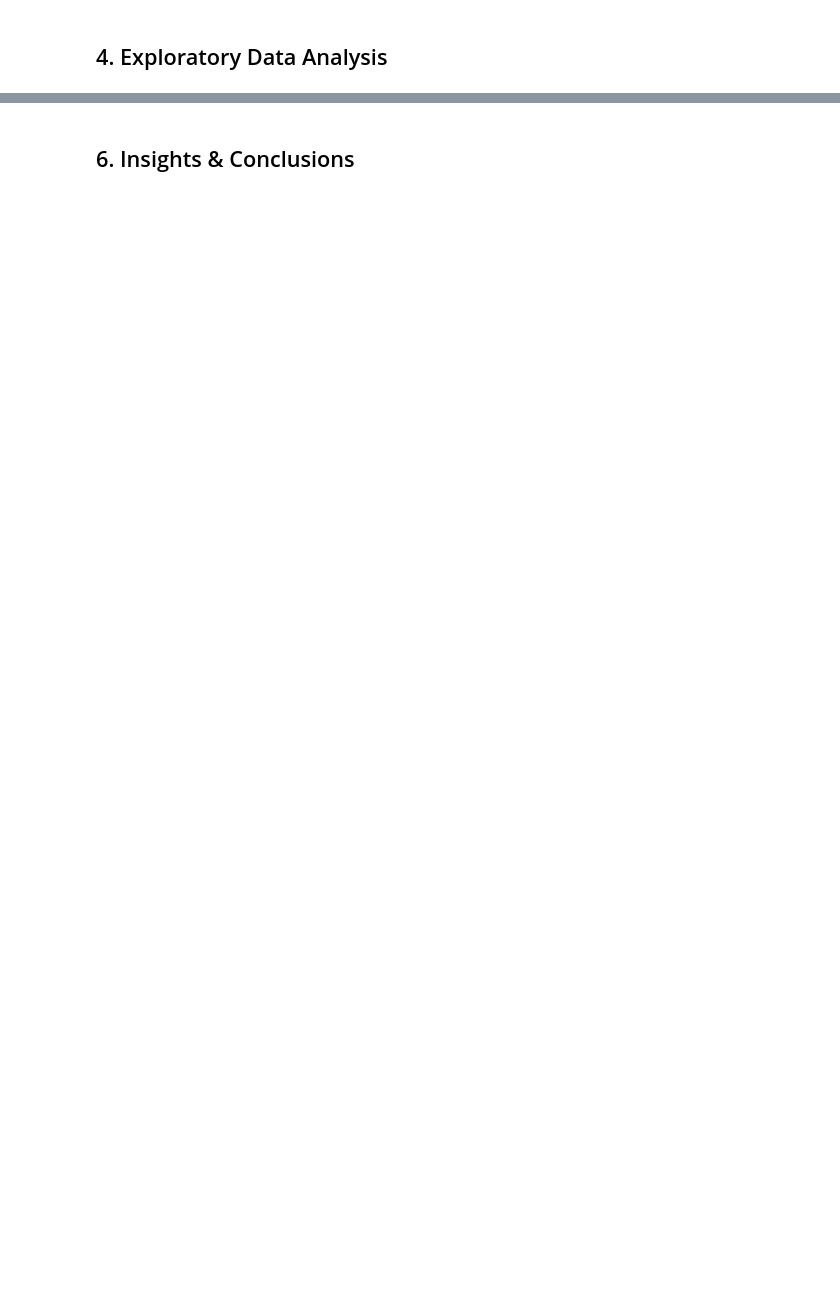
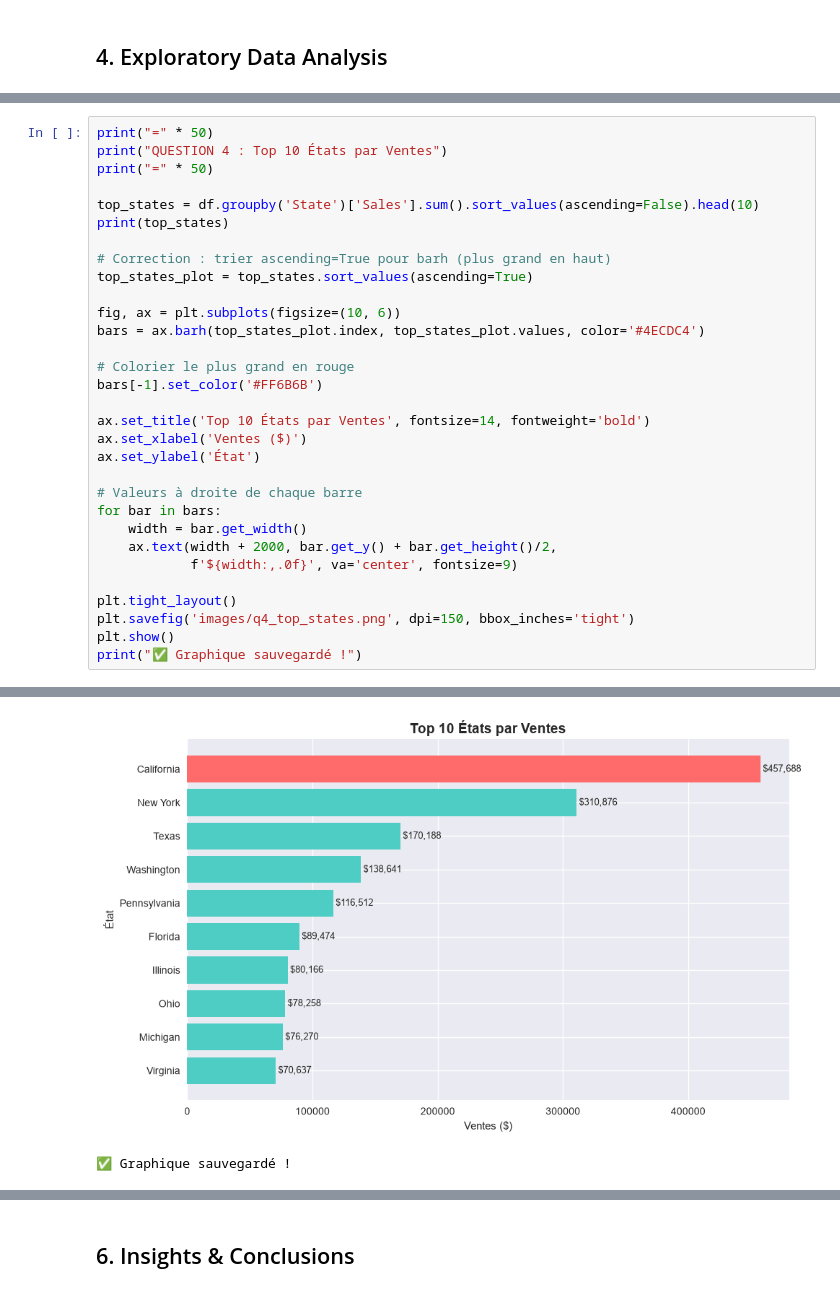
Before and after one commit to atef-hadef/30-Days-Data-Science-Challenge, a Jupyter notebook: week-1-data-foundations/day-01-sales-analysis/notebook.ipynb, the cells around one changed output, grey strips where cells are left out. Drawn from its saved outputs; the diff is of its cells as text; blank space fills up the shorter version.

```diff
--- a/week-1-data-foundations/day-01-sales-analysis/notebook.ipynb
+++ b/week-1-data-foundations/day-01-sales-analysis/notebook.ipynb
@@ -10,0 +260,32 @@
+# %%
+print("=" * 50)
+print("QUESTION 4 : Top 10 États par Ventes")
+print("=" * 50)
+
+top_states = df.groupby('State')['Sales'].sum().sort_values(ascending=False).head(10)
+print(top_states)
+
+# Correction : trier ascending=True pour barh (plus grand en haut)
+top_states_plot = top_states.sort_values(ascending=True)
+
+fig, ax = plt.subplots(figsize=(10, 6))
+bars = ax.barh(top_states_plot.index, top_states_plot.values, color='#4ECDC4')
+
+# Colorier le plus grand en rouge
+bars[-1].set_color('#FF6B6B')
+
+ax.set_title('Top 10 États par Ventes', fontsize=14, fontweight='bold')
+ax.set_xlabel('Ventes ($)')
+ax.set_ylabel('État')
+
+# Valeurs à droite de chaque barre
+for bar in bars:
+    width = bar.get_width()
+    ax.text(width + 2000, bar.get_y() + bar.get_height()/2,
+            f'${width:,.0f}', va='center', fontsize=9)
+
+plt.tight_layout()
+plt.savefig('images/q4_top_states.png', dpi=150, bbox_inches='tight')
+plt.show()
+print("✅ Graphique sauvegardé !")
+# %% [output]
@@ -10,0 +307,2 @@
+[figure, added]
+✅ Graphique sauvegardé !
```
Also changed, not shown: parts of 14 cells of this notebook, 5 other files.
